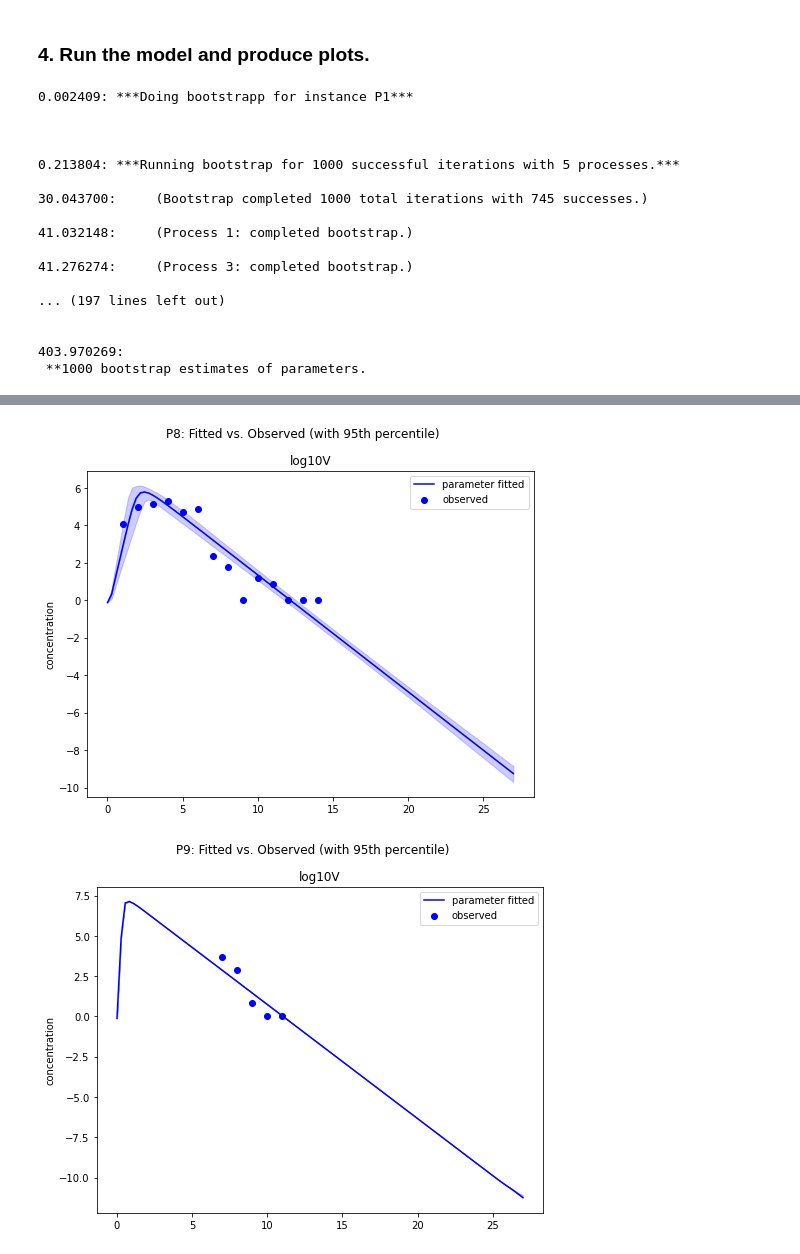
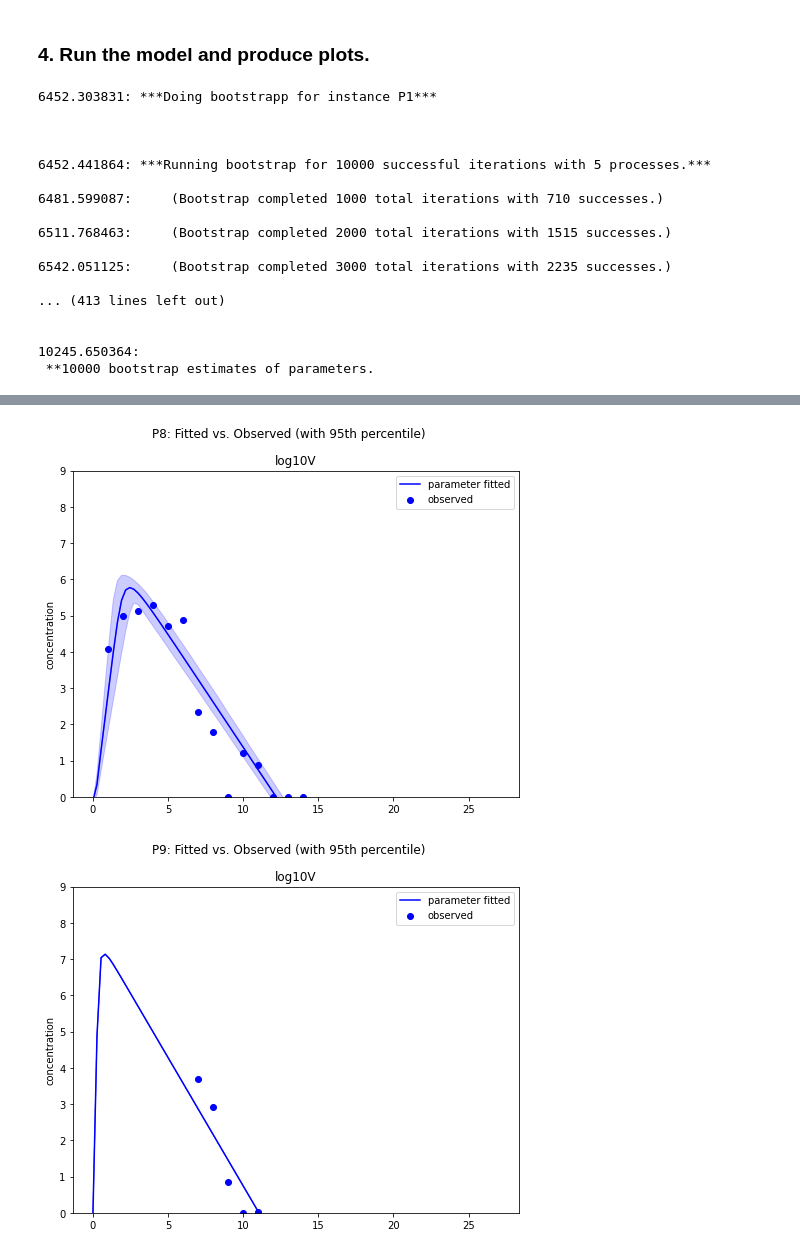
Before and after one commit to sys-bio/SBstoat, a Jupyter notebook: examples/virus/SARS_analysis.ipynb, the cells around one changed output, grey strips where cells are left out. Cells and saved outputs as stored; diff of their text form; code cells hidden in the pictures.

```diff
--- a/examples/virus/SARS_analysis.ipynb
+++ b/examples/virus/SARS_analysis.ipynb
@@ -35,10 +35,10 @@ from SBstoat.modelStudy import ModelStudy
 # %%
 # Programming Constants Used in Analysis. Constants are in all capital letters.
 USE_SERIALIZED = False  # Use saved values of fitting from a previous bootstrap (if present)
-DO_SERIALIZE = False  # Update the saved values of fitted data
+DO_SERIALIZE = True  # Update the saved values of fitted data
 DIR = "/home/ubuntu/SBstoat/examples/virus"  # Directory where the data are
 FILE_NAME = "SARS_CoV2_nasal.csv"  # Name of the file containing the observed data
-NUM_BOOTSTRAP_ITERATION = 1000  # Number of bootstrap iterations, if bootstrapping is done
+NUM_BOOTSTRAP_ITERATION = 10000  # Number of bootstrap iterations, if bootstrapping is done
 VIRUS = "log10V"  # Name of the state variable that corresponds to the observed data
 # %% [markdown]
 ## Study for Baseline Model
@@ -124,40 +124,37 @@ parameterDct = dict(
 # %%
 # Run a study
 def runStudy(model, dirStudyPath):
-    #logger = SBstoat._logger.Logger(logLevel=SBstoat._logger.LEVEL_STATUS)
-    logger = _logger.Logger()
     study = ModelStudy(model,                     # Antimony model to evaluate
                    dataSourceDct,                 # Data sources to use for fitting
                    parameterDct=parameterDct,     # Parameters and their value ranges
                    dirStudyPath=dirStudyPath,     # Where to store the results of bootstrapping
                    selectedColumns=["log10V"],    # Output column is computed in the assignment rule
                    doSerialize=DO_SERIALIZE,      # Save the results of bootstrapping
-                   logger=logger,                 # Use defined logging options
                    useSerialized=USE_SERIALIZED)  # Use previously calculated bootstrap results if they are present
 
     study.bootstrap(numIteration=NUM_BOOTSTRAP_ITERATION)  # Do bootstrapping
     print("\n\n")
-    study.plotFitAll()                                     # Plot fitted and observed values with band plots for confidence
+    study.plotFitAll(ylim=[0, 9])                          # Plot fitted and observed values with band plots for confidence
     print("\n\n")
     study.plotParameterEstimates()                         # Plot the parameter estimates for each data source
 # %%
-dirStudyPath = os.path.join(DIR, "ModelStudyFitters_01")
+dirStudyPath = os.path.join(DIR, "SARS_StudyFitters_01")
 runStudy(ANTIMONY_MODEL, dirStudyPath)
 # %% [output]
-0.002409: ***Doing bootstrapp for instance P1***
+6452.303831: ***Doing bootstrapp for instance P1***
 
 
 
-0.213804: ***Running bootstrap for 1000 successful iterations with 5 processes.***
+6452.441864: ***Running bootstrap for 10000 successful iterations with 5 processes.***
 
-30.043700:     (Bootstrap completed 1000 total iterations with 745 successes.)
+6481.599087:     (Bootstrap completed 1000 total iterations with 710 successes.)
 
-41.032148:     (Process 1: completed bootstrap.)
+6511.768463:     (Bootstrap completed 2000 total iterations with 1515 successes.)
 
-41.276274:     (Process 3: completed bootstrap.)
+6542.051125:     (Bootstrap completed 3000 total iterations with 2235 successes.)
 
-... (197 lines left out)
+... (413 lines left out)
 
 
-403.970269:
- **1000 bootstrap estimates of parameters.
+10245.650364:
+ **10000 bootstrap estimates of parameters.
@@ -171,3 +168,3 @@ runStudy(ANTIMONY_MODEL, dirStudyPath)
-[figure, old version]
+[figure, new version]
-[figure, old version]
+[figure, new version]
 [figure]
```
Also changed, not shown: parts of 1 cell of this notebook, 10 other files.
